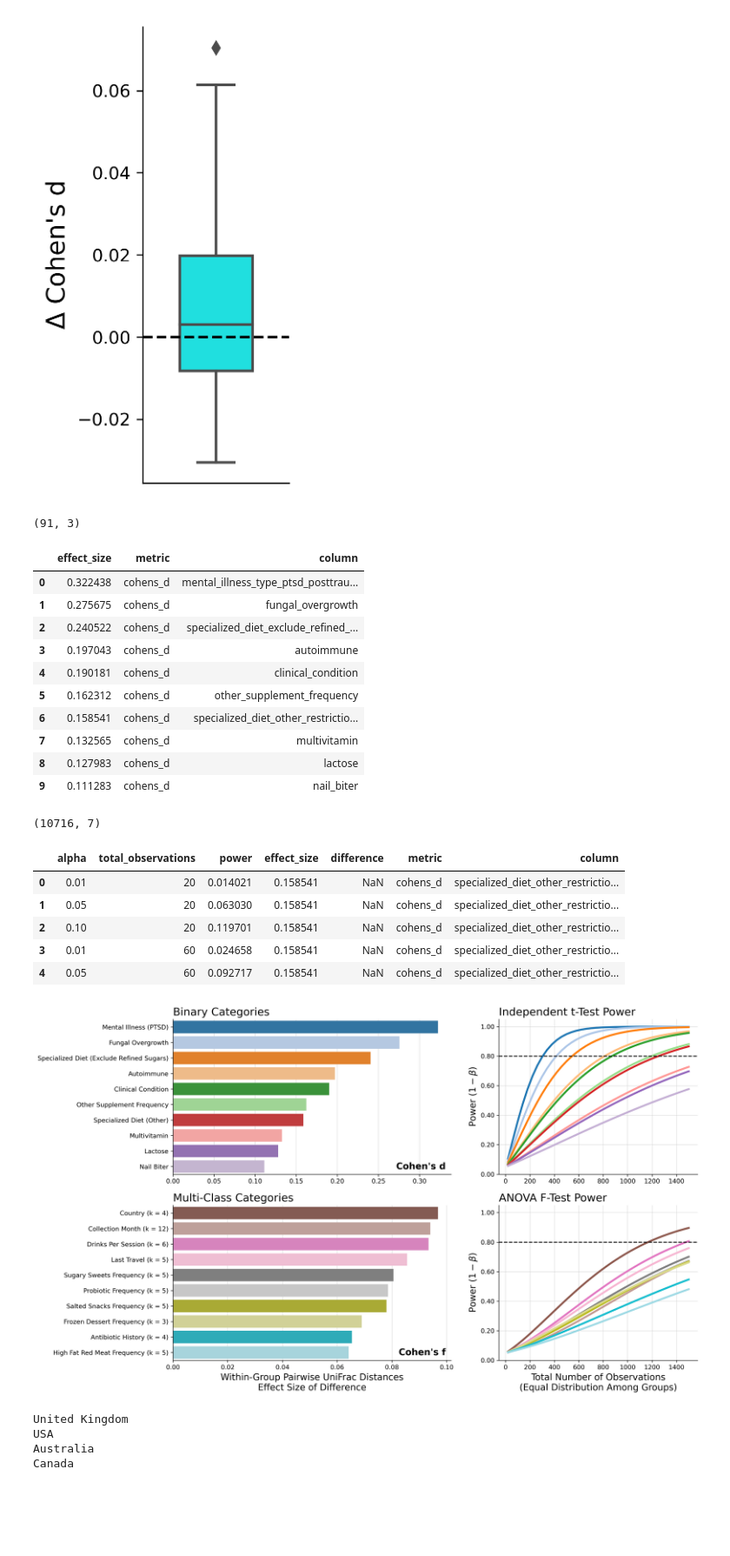
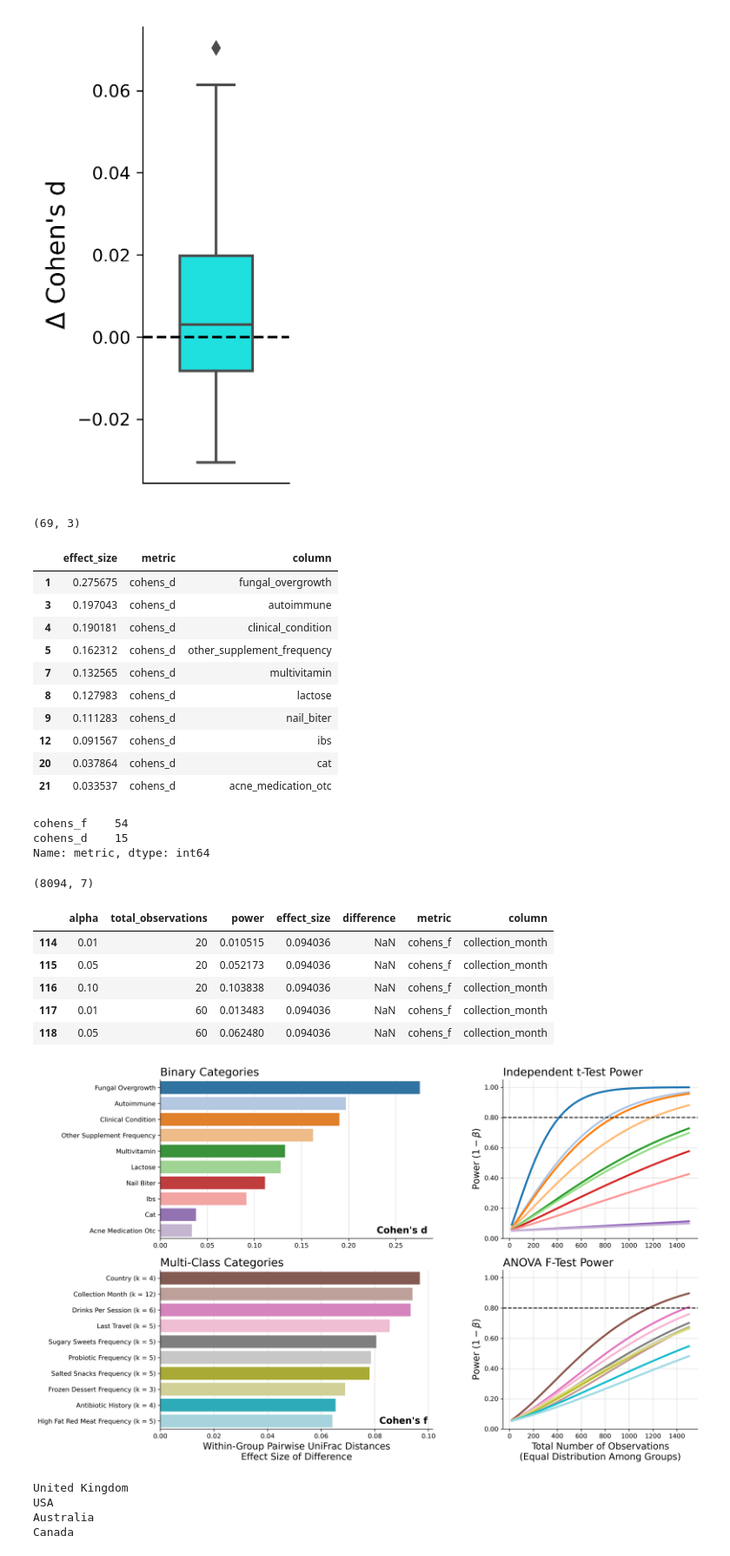
Before and after one commit to knightlab-analyses/evident-analyses, a Jupyter notebook: notebooks/plot.ipynb, the cells around one changed output. Shown at 87% size. Drawn from its saved outputs; the diff is of its cells as text; code cells hidden in the pictures; blank space fills up the shorter version.

```diff
--- a/notebooks/plot.ipynb
+++ b/notebooks/plot.ipynb
@@ -117,3 +137,5 @@ set(agp_results["column_name"]).difference(df_new.columns)
+# %%
+common_cols = set(df_new.columns).intersection(agp_results["column_name"])
 # %%
 pw_new = pd.read_table("../results/beta_pairwise_effect_size_by_cat.tsv",
                        sep="\t", index_col=0).dropna()
@@ -280,36 +318,44 @@ plt.show()
 [figure]
 # %%
 es_df = pd.read_table("../results/beta_effect_size_by_cat.tsv", sep="\t", index_col=0).dropna()
+es_df = es_df[es_df["column"].isin(common_cols)]
 print(es_df.shape)
 es_df.head(10)
 # %% [output]
-(91, 3)
+(69, 3)
 |  | effect_size | metric | column |
-| 0 | 0.322438 | cohens_d | mental_illness_type_ptsd_posttrau... |
 | 1 | 0.275675 | cohens_d | fungal_overgrowth |
-| 2 | 0.240522 | cohens_d | specialized_diet_exclude_refined_... |
 | 3 | 0.197043 | cohens_d | autoimmune |
 | 4 | 0.190181 | cohens_d | clinical_condition |
 | 5 | 0.162312 | cohens_d | other_supplement_frequency |
-| 6 | 0.158541 | cohens_d | specialized_diet_other_restrictio... |
 | 7 | 0.132565 | cohens_d | multivitamin |
 | 8 | 0.127983 | cohens_d | lactose |
 | 9 | 0.111283 | cohens_d | nail_biter |
+| 12 | 0.091567 | cohens_d | ibs |
+| 20 | 0.037864 | cohens_d | cat |
+| 21 | 0.033537 | cohens_d | acne_medication_otc |
+# %%
+es_df["metric"].value_counts()
+# %% [output]
+cohens_f    54
+cohens_d    15
+Name: metric, dtype: int64
 # %%
 pa_df = pd.read_table("../results/power_analysis.tsv", sep="\t")
+pa_df = pa_df[pa_df["column"].isin(common_cols)]
 print(pa_df.shape)
 pa_df.head()
 # %% [output]
-(10716, 7)
+(8094, 7)
 |  | alpha | total_observations | power | effect_size | difference | metric | column |
-| 0 | 0.01 | 20 | 0.014021 | 0.158541 | NaN | cohens_d | specialized_diet_other_restrictio... |
-| 1 | 0.05 | 20 | 0.063030 | 0.158541 | NaN | cohens_d | specialized_diet_other_restrictio... |
-| 2 | 0.10 | 20 | 0.119701 | 0.158541 | NaN | cohens_d | specialized_diet_other_restrictio... |
-| 3 | 0.01 | 60 | 0.024658 | 0.158541 | NaN | cohens_d | specialized_diet_other_restrictio... |
-| 4 | 0.05 | 60 | 0.092717 | 0.158541 | NaN | cohens_d | specialized_diet_other_restrictio... |
+| 114 | 0.01 | 20 | 0.010515 | 0.094036 | NaN | cohens_f | collection_month |
+| 115 | 0.05 | 20 | 0.052173 | 0.094036 | NaN | cohens_f | collection_month |
+| 116 | 0.10 | 20 | 0.103838 | 0.094036 | NaN | cohens_f | collection_month |
+| 117 | 0.01 | 60 | 0.013483 | 0.094036 | NaN | cohens_f | collection_month |
+| 118 | 0.05 | 60 | 0.062480 | 0.094036 | NaN | cohens_f | collection_month |
 # %%
 fig = plt.figure(figsize=(15, 10))
-gs = GridSpec(nrows=2, ncols=2, width_ratios=[1.4, 1], hspace=0.2)
+gs = GridSpec(nrows=2, ncols=2, width_ratios=[1.4, 1], hspace=0.2, wspace=0.3)
 bar_ax_d, pwr_ax_d = fig.add_subplot(gs[0, 0]), fig.add_subplot(gs[0, 1])
 bar_ax_f, pwr_ax_f = fig.add_subplot(gs[1, 0]), fig.add_subplot(gs[1, 1])
 
@@ -343,21 +389,12 @@ sns.barplot(**bar_args, data=_es_df_f, ax=bar_ax_f)
 bar_ax_f.text(**text_args, s="Cohen's f", transform=bar_ax_f.transAxes)
 bar_ax_f.set_xlabel("Within-Group Pairwise UniFrac Distances\nEffect Size of Difference")
 
-col_map = {
-    "mental_illness_type_ptsd_posttraumatic_stress_disorder": "Mental Illness (PTSD)",
-    "specialized_diet_exclude_refined_sugars": "Specialized Diet (Exclude Refined Sugars)",
-    "specialized_diet_other_restrictions_not_described_here": "Specialized Diet (Other)"
-}
-
 for ax in [bar_ax_d, bar_ax_f]:
     new_labels = []
     for ytick_label in ax.get_yticklabels():
         text = ytick_label.get_text()
         k = len(df_new[text].dropna().unique())
-        if col_map.get(text):
-            text = col_map.get(text)
-        else:
-            text = text.replace("_", " ").title()
+        text = text.replace("_", " ").title()
         if k > 2:
             text += f" (k = {k})"
         new_labels.append(text)
@@ -375,32 +412,32 @@ pwr_ax_d.set_xlabel("")
 
 sns.lineplot(**line_args, data=_pa_df_f, ax=pwr_ax_f, hue_order=order_f)
 pwr_ax_f.set_xlabel("Total Number of Observations\n(Equal Distribution Among Groups)")
 
 for ax in [pwr_ax_d, pwr_ax_f]:
     ax.set_ylabel(r"Power $(1 - \beta)$")
     ax.grid(axis="both")
     ax.set_axisbelow(True)
     ax.set_yticks([0, 0.2, 0.4, 0.6, 0.8, 1.0])
     ax.yaxis.set_major_formatter(FormatStrFormatter("%.2f"))
     ax.axhline(0.8, color="black", ls="--")
     ax.set_ylim([0, 1.05])
 
 for ax in [bar_ax_d, bar_ax_f]:
     ax.grid(axis="x")
 
 for ax in [bar_ax_d, bar_ax_f, pwr_ax_d, pwr_ax_f]:
     ax.set_axisbelow(True)
     ax.tick_params("both")
     ax.set_xlabel(ax.get_xlabel())
 
 bar_ax_d.set_title("Binary Categories")
 bar_ax_f.set_title("Multi-Class Categories")
 
 pwr_ax_d.set_title("Independent t-Test Power")
 pwr_ax_f.set_title("ANOVA F-Test Power")
 
 plt.savefig("../figures/effect_sizes_and_power.pdf")
 plt.show()
 # %% [output]
-[figure, old version]
+[figure, new version]
 # %%
```
Also changed, not shown: parts of 6 cells of this notebook, 4 other files.
